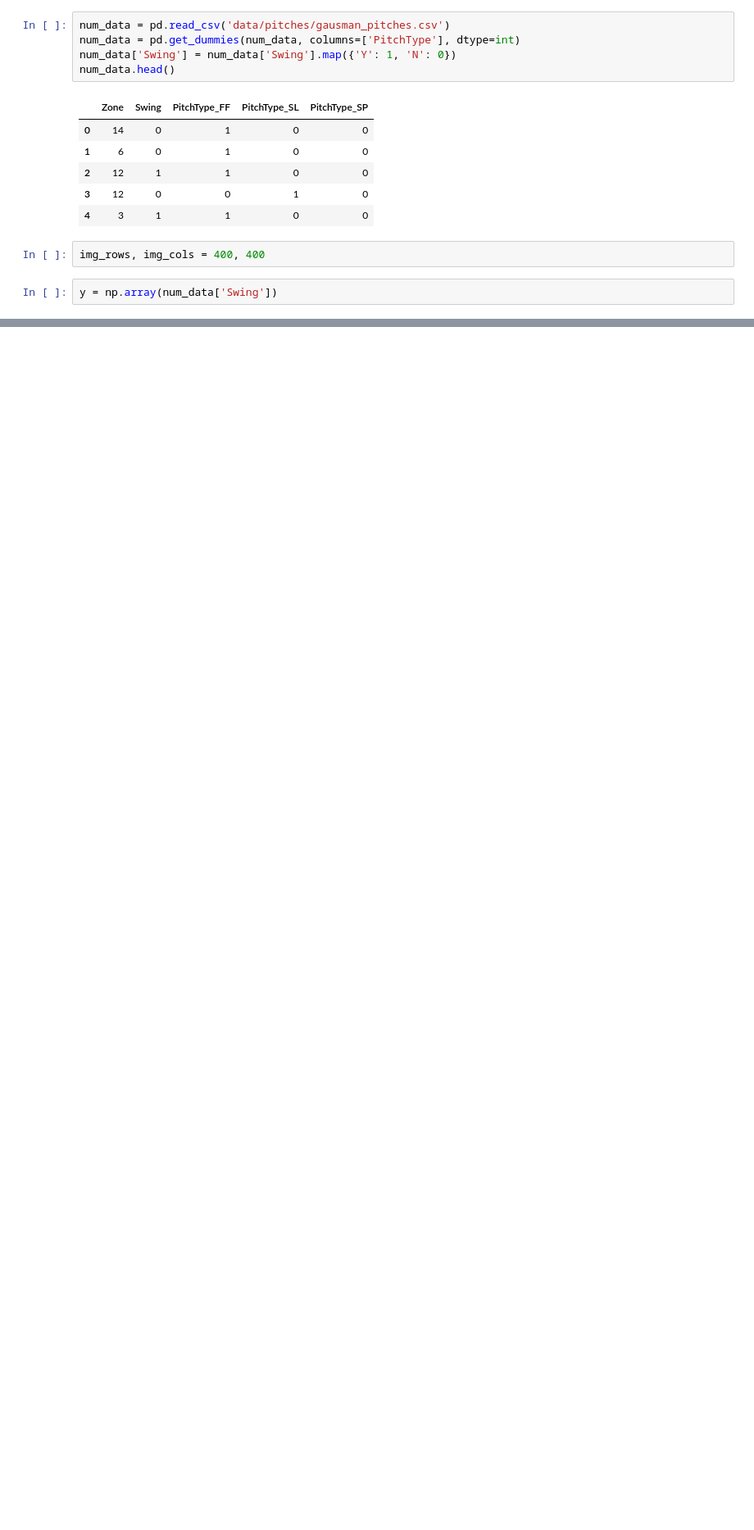
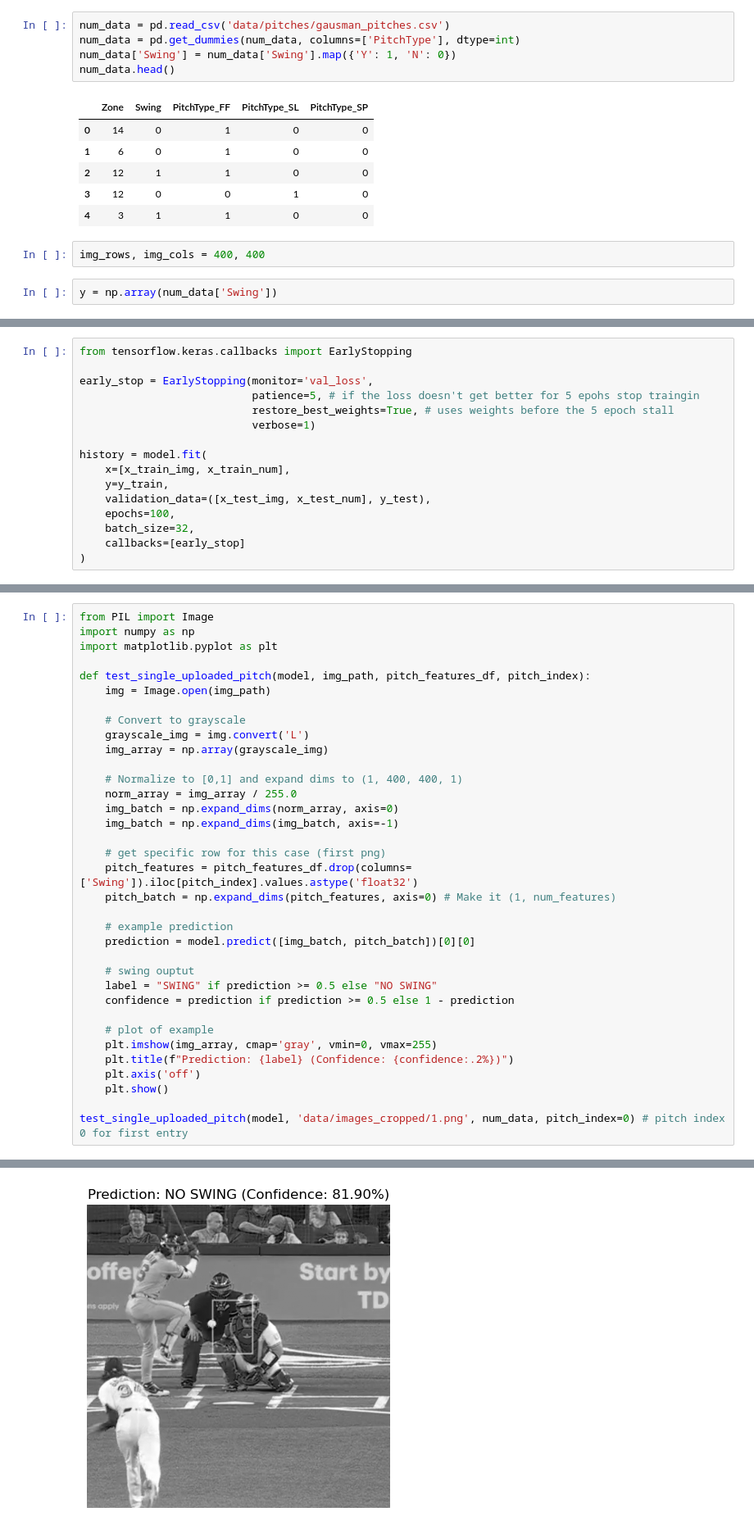
Before and after one commit to djweinmann/DS4420-Project, a Jupyter notebook: cnn/pitch_predict_cnn.ipynb, the cells around one changed output, grey strips where cells are left out. Shown at 82% size. Drawn from its saved outputs; the diff is of its cells as text; blank space fills up the shorter version.

```diff
--- a/cnn/pitch_predict_cnn.ipynb
+++ b/cnn/pitch_predict_cnn.ipynb
@@ -109,0 +216,16 @@ array([[ 59,  60,  66, ..., 153, 130, 121],
+# %%
+from tensorflow.keras.callbacks import EarlyStopping
+
+early_stop = EarlyStopping(monitor='val_loss',
+                           patience=5, # if the loss doesn't get better for 5 epohs stop traingin
+                           restore_best_weights=True, # uses weights before the 5 epoch stall
+                           verbose=1)
+
+history = model.fit(
+    x=[x_train_img, x_train_num],
+    y=y_train,
+    validation_data=([x_test_img, x_test_num], y_test),
+    epochs=100,
+    batch_size=32,
+    callbacks=[early_stop]
+)
@@ -109,0 +250,36 @@ array([[ 59,  60,  66, ..., 153, 130, 121],
+# %%
+from PIL import Image
+import numpy as np
+import matplotlib.pyplot as plt
+
+def test_single_uploaded_pitch(model, img_path, pitch_features_df, pitch_index):
+    img = Image.open(img_path)
+
+    # Convert to grayscale
+    grayscale_img = img.convert('L')
+    img_array = np.array(grayscale_img)
+
+    # Normalize to [0,1] and expand dims to (1, 400, 400, 1)
+    norm_array = img_array / 255.0
+    img_batch = np.expand_dims(norm_array, axis=0)
+    img_batch = np.expand_dims(img_batch, axis=-1)
+
+    # get specific row for this case (first png)
+    pitch_features = pitch_features_df.drop(columns=['Swing']).iloc[pitch_index].values.astype('float32')
+    pitch_batch = np.expand_dims(pitch_features, axis=0) # Make it (1, num_features)
+
+    # example prediction
+    prediction = model.predict([img_batch, pitch_batch])[0][0]
+
+    # swing ouptut
+    label = "SWING" if prediction >= 0.5 else "NO SWING"
+    confidence = prediction if prediction >= 0.5 else 1 - prediction
+
+    # plot of example
+    plt.imshow(img_array, cmap='gray', vmin=0, vmax=255)
+    plt.title(f"Prediction: {label} (Confidence: {confidence:.2%})")
+    plt.axis('off')
+    plt.show()
+
+test_single_uploaded_pitch(model, 'data/images_cropped/1.png', num_data, pitch_index=0) # pitch index 0 for first entry
+# %% [output]
@@ -109,0 +287 @@ array([[ 59,  60,  66, ..., 153, 130, 121],
+[figure, added]
```
Also changed, not shown: parts of 11 cells of this notebook.
